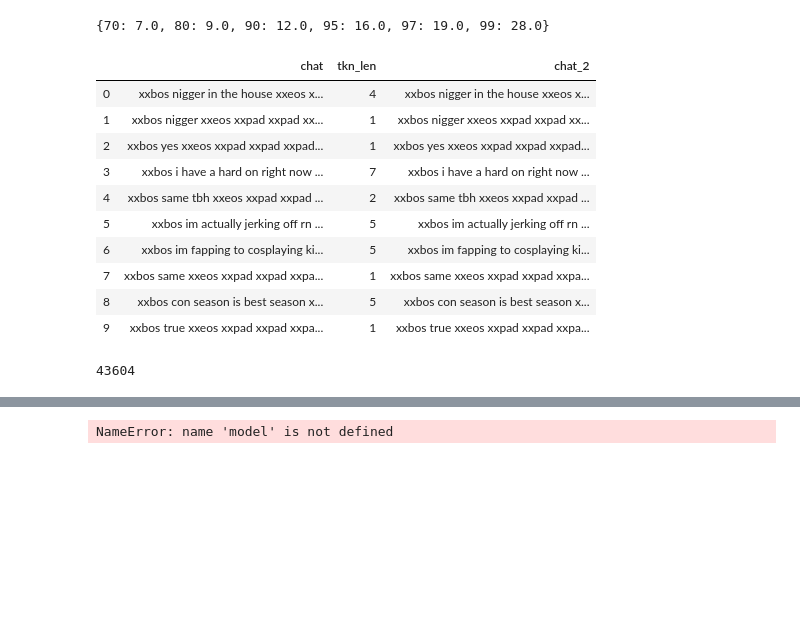
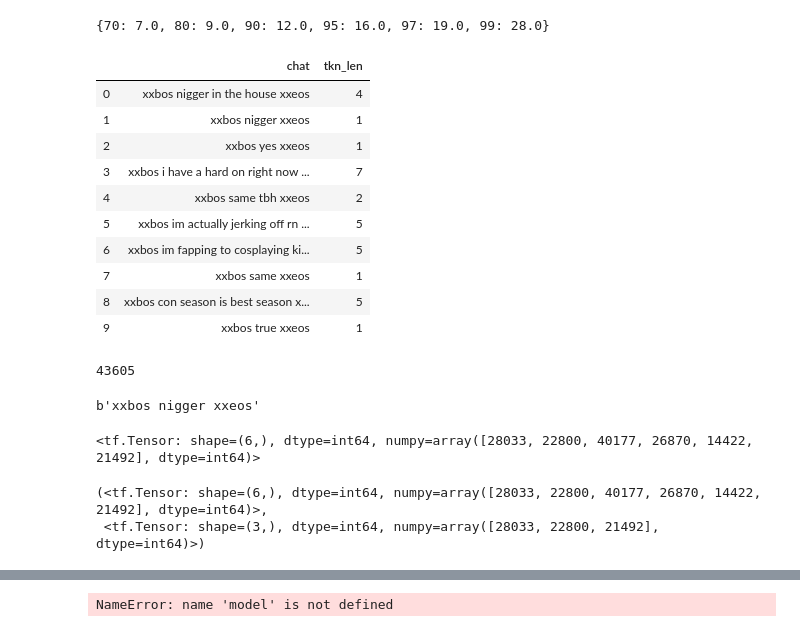
Before and after one commit to Zarkopafilis/implybot, a Jupyter notebook: tf_seq2seq.ipynb, the cells around one changed output, grey strips where cells are left out. Drawn from its saved outputs; the diff is of its cells as text; code cells hidden in the pictures; blank space fills up the shorter version.

Commit message:
added model, sequence decoding, optimized dataset

```diff
--- a/tf_seq2seq.ipynb
+++ b/tf_seq2seq.ipynb
@@ -31,19 +31,3 @@ df.head(10)
 | 7 | same |
 | 8 | con season is best season |
 | 9 | true |
-# %%
-df['chat'] = df['chat'].apply(lambda x: x.lower())
-df['chat'] = df['chat'].apply(lambda x: x.translate(str.maketrans('', '', string.punctuation)))
-
-BOS = 'xxbos'
-EOS = 'xxeos'
-UNK = 'xxunk'
-
-def add_utility_tokens(r):
-    content = r['chat']
-
-    return f'{BOS} {content} {EOS}'
-
-df['chat'] = df.map(add_utility_tokens, axis=1)
-
-df.head(10)
@@ -61,0 +34,10 @@ df.head(10)
+# %%
+UNK = 'xxunk'
+# OOV included in encoder
+
+def raw_text_preprocess(x):
+    return x.lower().translate(str.maketrans('', '', string.punctuation))
+
+df['chat'] = df['chat'].apply(raw_text_preprocess)
+
+df.head(10)
@@ -70,30 +64,33 @@ _p
 # %%
 MAX_TOKENS = 20
 
 df = df[df['tkn_len'] <= MAX_TOKENS]
+
+BOS = 'xxbos'
+EOS = 'xxeos'
 
 def add_utility_tokens(r):
     content = r['chat']
 
     return f'{BOS} {content} {EOS}'
 
-df['chat'] = df.map(add_utility_tokens, axis=1)
+df['chat'] = df.apply(add_utility_tokens, axis=1)
 
 MAX_TOKENS += 2
 
 df.head(10)
 # %% [output]
-|  | chat | tkn_len | chat_2 |
-| 0 | xxbos nigger in the house xxeos x... | 4 | xxbos nigger in the house xxeos x... |
-| 1 | xxbos nigger xxeos xxpad xxpad xx... | 1 | xxbos nigger xxeos xxpad xxpad xx... |
-| 2 | xxbos yes xxeos xxpad xxpad xxpad... | 1 | xxbos yes xxeos xxpad xxpad xxpad... |
-| 3 | xxbos i have a hard on right now ... | 7 | xxbos i have a hard on right now ... |
-| 4 | xxbos same tbh xxeos xxpad xxpad ... | 2 | xxbos same tbh xxeos xxpad xxpad ... |
-| 5 | xxbos im actually jerking off rn ... | 5 | xxbos im actually jerking off rn ... |
-| 6 | xxbos im fapping to cosplaying ki... | 5 | xxbos im fapping to cosplaying ki... |
-| 7 | xxbos same xxeos xxpad xxpad xxpa... | 1 | xxbos same xxeos xxpad xxpad xxpa... |
-| 8 | xxbos con season is best season x... | 5 | xxbos con season is best season x... |
-| 9 | xxbos true xxeos xxpad xxpad xxpa... | 1 | xxbos true xxeos xxpad xxpad xxpa... |
+|  | chat | tkn_len |
+| 0 | xxbos nigger in the house xxeos | 4 |
+| 1 | xxbos nigger xxeos | 1 |
+| 2 | xxbos yes xxeos | 1 |
+| 3 | xxbos i have a hard on right now ... | 7 |
+| 4 | xxbos same tbh xxeos | 2 |
+| 5 | xxbos im actually jerking off rn ... | 5 |
+| 6 | xxbos im fapping to cosplaying ki... | 5 |
+| 7 | xxbos same xxeos | 1 |
+| 8 | xxbos con season is best season x... | 5 |
+| 9 | xxbos true xxeos | 1 |
 # %%
 # push to tensorflow
 df['chat_shift'] = df['chat'].shift(-1)
@@ -119,11 +116,17 @@ vocab_size += 1 # for padding introduced dataset.padded_batch (as 0.0f)
 
 vocab_size
 # %% [output]
-43604
+43605
+# %%
+next(iter(dataset.shuffle(10)))[0].numpy()
+# %% [output]
+b'xxbos nigger xxeos'
 # %%
+encoder = tfds.features.text.TokenTextEncoder(vocabulary_set)
+
 # collate_fn (for the fastai users)
 def encode(xb, yb):
-  enc_x, enc_y = encoder.encode(xb.numpy()), encoder.encode(yb)
+  enc_x, enc_y = encoder.encode(xb.numpy()), encoder.encode(yb.numpy())
   return enc_x, enc_y
 
 def encode_map_fn(xb, yb):
@@ -133,6 +136,14 @@ def encode_map_fn(xb, yb):
   return enc_xb, enc_yb
 
 dataset = dataset.map(encode_map_fn)
+next(iter(dataset))[0]
+# %% [output]
+<tf.Tensor: shape=(6,), dtype=int64, numpy=array([28033, 22800, 40177, 26870, 14422, 21492], dtype=int64)>
+# %%
+next(iter(dataset))
+# %% [output]
+(<tf.Tensor: shape=(6,), dtype=int64, numpy=array([28033, 22800, 40177, 26870, 14422, 21492], dtype=int64)>,
+ <tf.Tensor: shape=(3,), dtype=int64, numpy=array([28033, 22800, 21492], dtype=int64)>)
 # %%
 # now you can convert each X-Y pair to
 # X-Y[:i]-Y triplets, for i in range(2, len(Y))
```
Also changed, not shown: parts of 12 cells of this notebook.
